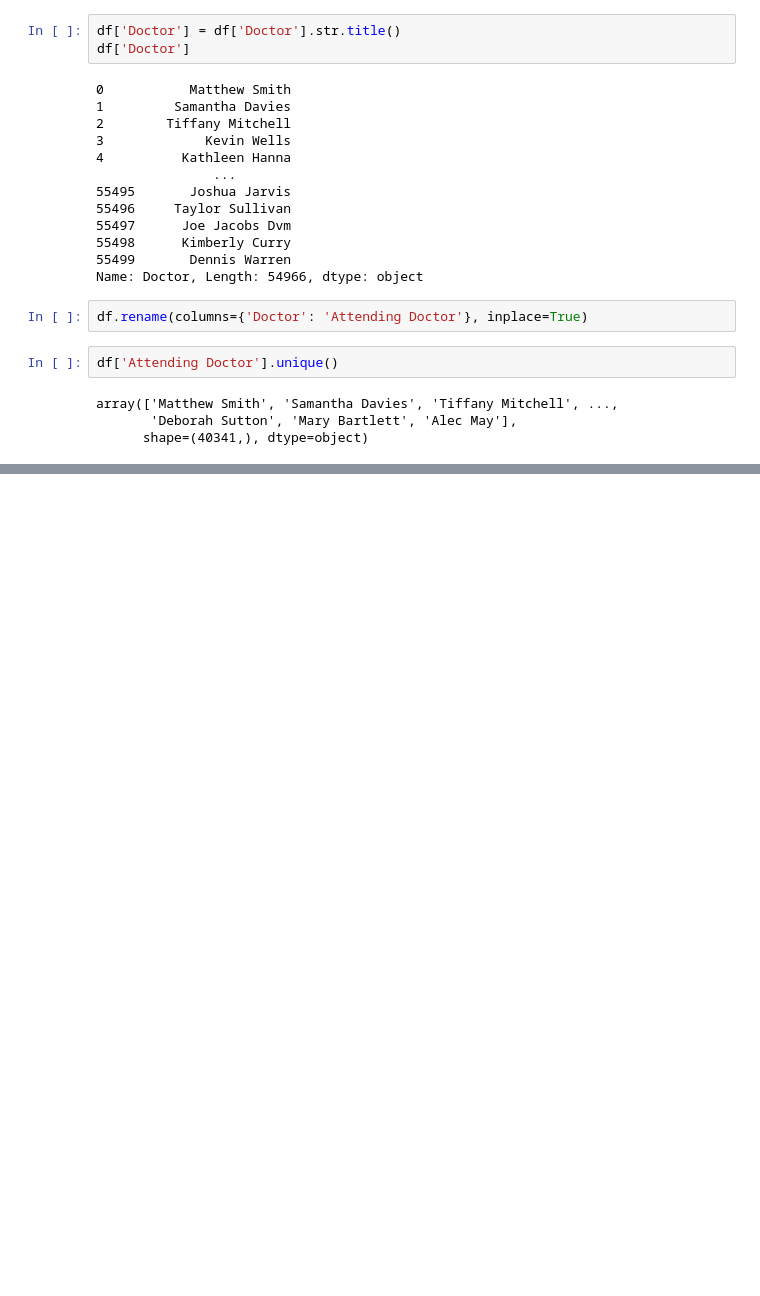
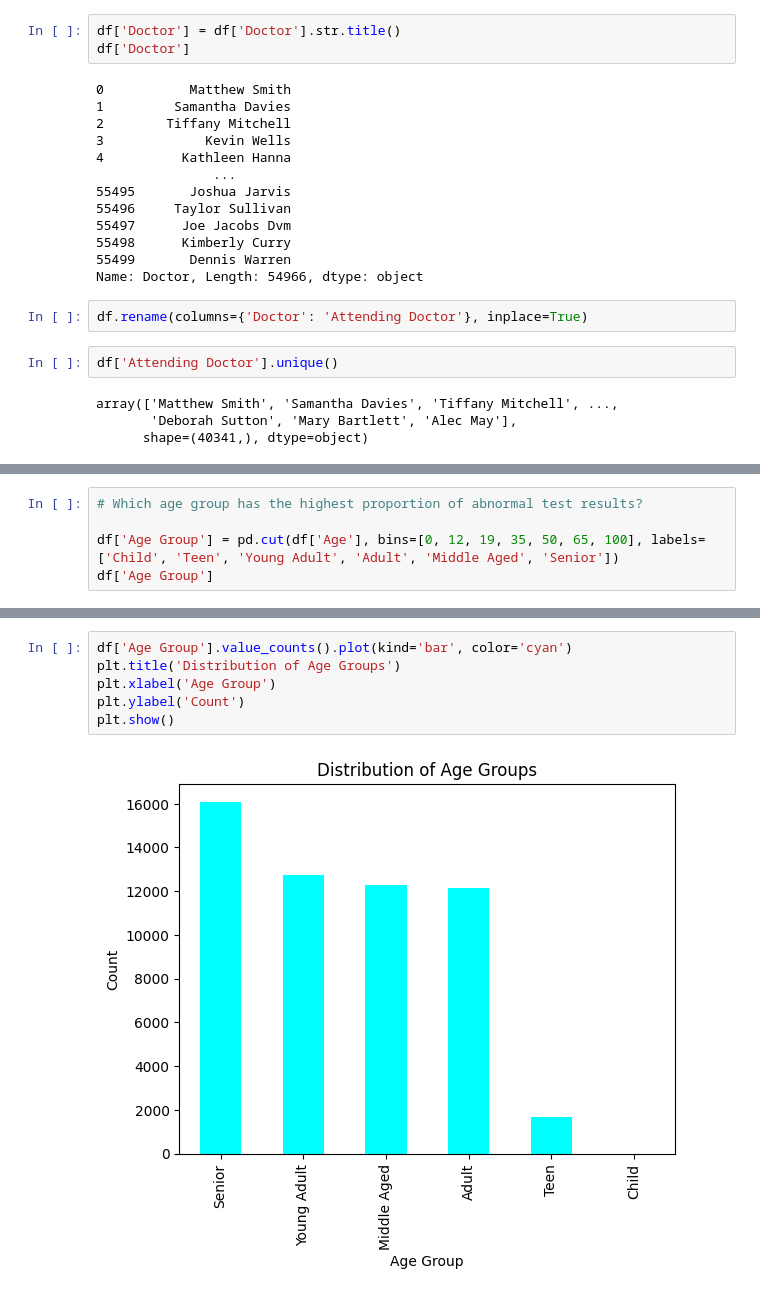
Before and after one commit to AADITYAKADAM2110/patient-diagnosis-insight, a Jupyter notebook: notebooks/01_eda.ipynb, the cells around one changed output, grey strips where cells are left out. Saved outputs shown, nothing was run; the diff lists cells and outputs as text; blank space fills up the shorter version.

```diff
--- a/notebooks/01_eda.ipynb
+++ b/notebooks/01_eda.ipynb
@@ -404,0 +481,5 @@ array(['Matthew Smith', 'Samantha Davies', 'Tiffany Mitchell', ...,
+# %%
+# Which age group has the highest proportion of abnormal test results?
+
+df['Age Group'] = pd.cut(df['Age'], bins=[0, 12, 19, 35, 50, 65, 100], labels=['Child', 'Teen', 'Young Adult', 'Adult', 'Middle Aged', 'Senior'])
+df['Age Group']
@@ -404,0 +511,8 @@ array(['Matthew Smith', 'Samantha Davies', 'Tiffany Mitchell', ...,
+# %%
+df['Age Group'].value_counts().plot(kind='bar', color='cyan')
+plt.title('Distribution of Age Groups')
+plt.xlabel('Age Group')
+plt.ylabel('Count')
+plt.show()
+# %% [output]
+[figure, added]
```
Also changed, not shown: parts of 28 cells of this notebook, 4 other files.
